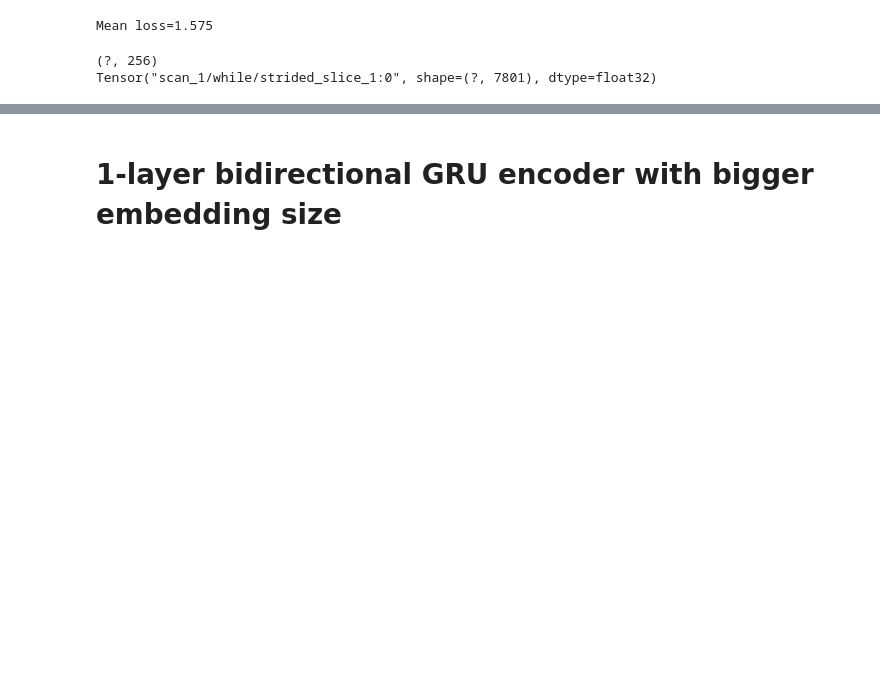
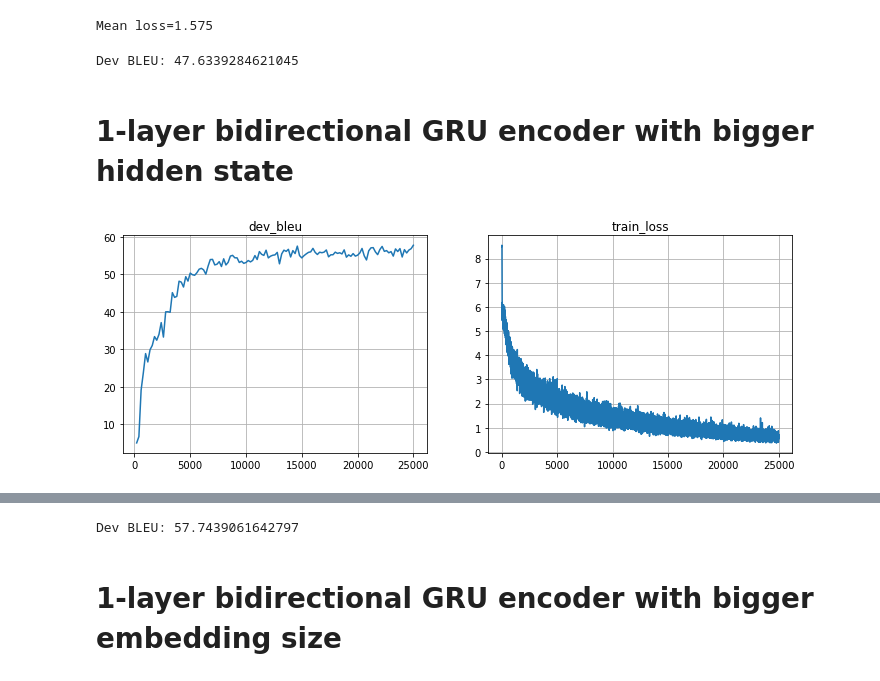
Before and after one commit to penguin138/nlp_course, a Jupyter notebook: week4_seq2seq/practice.ipynb, the cells around one changed output, grey strips where cells are left out. Saved outputs shown, nothing was run; the diff lists cells and outputs as text; code cells hidden in the pictures; blank space fills up the shorter version.

```diff
--- a/week4_seq2seq/practice.ipynb
+++ b/week4_seq2seq/practice.ipynb
@@ -1123,12 +1013,51 @@ for _ in trange(25000):
 # %% [output]
 [figure]
 Mean loss=1.575
-# %%
-inp = tf.placeholder('int32', [None, None])
-out = tf.placeholder('int32', [None, None])
-
-loss = compute_loss(model, inp, out)
-train_step = tf.train.AdamOptimizer().minimize(loss)
-# %% [output]
-(?, 256)
-Tensor("scan_1/while/strided_slice_1:0", shape=(?, 7801), dtype=float32)
+# %%
+print("Dev BLEU:", metrics['dev_bleu'][-1][1])
+# %% [output]
+Dev BLEU: 47.6339284621045
+# %% [markdown]
+# 1-layer bidirectional GRU encoder with bigger hidden state
+# %%
+tf.reset_default_graph()
+sess = tf.InteractiveSession()
+model = AttentiveModelV2('model_attn', inp_voc, out_voc, cell_type="gru",
+                         num_encoder_layers=1, encoder_direction="bidirectional",
+                         emb_size=128, hid_size=256, attn_size=256)
+
+inp = tf.placeholder('int32', [None, None])
+out = tf.placeholder('int32', [None, None])
+
+loss = compute_loss(model, inp, out)
+train_step = tf.train.AdamOptimizer().minimize(loss)
+
+metrics = {'train_loss': [], 'dev_bleu': []}
+sess.run(tf.global_variables_initializer())
+batch_size = 32
+
+for _ in trange(25000):
+    step = len(metrics['train_loss']) + 1
+    batch_ix = np.random.randint(len(train_inp), size=batch_size)
+    feed_dict = {
+        inp: inp_voc.to_matrix(train_inp[batch_ix]),
+        out: out_voc.to_matrix(train_out[batch_ix]),
+    }
+
+    loss_t, _ = sess.run([loss, train_step], feed_dict)
+    metrics['train_loss'].append((step, loss_t))
+
+    if step % 200 == 0:
+        metrics['dev_bleu'].append((step, compute_bleu(model, dev_inp[:128], dev_out[:128])))
+
+        clear_output(True)
+        plt.figure(figsize=(12,4))
+        for i, (name, history) in enumerate(sorted(metrics.items())):
+            plt.subplot(1, len(metrics), i + 1)
+            plt.title(name)
+            plt.plot(*zip(*history))
+            plt.grid()
+        plt.show()
+        print("Mean loss=%.3f" % np.mean(metrics['train_loss'][-10:], axis=0)[1], flush=True)
+# %% [output]
+[figure, added]
@@ -1135,2 +1065,6 @@ Tensor("scan_1/while/strided_slice_1:0", shape=(?, 7801), dtype=float32)
+# %%
+print("Dev BLEU:", metrics['dev_bleu'][-1][1])
+# %% [output]
+Dev BLEU: 57.7439061642797
 # %% [markdown]
 # 1-layer bidirectional GRU encoder with bigger embedding size
```
Also changed, not shown: parts of 22 cells of this notebook.
